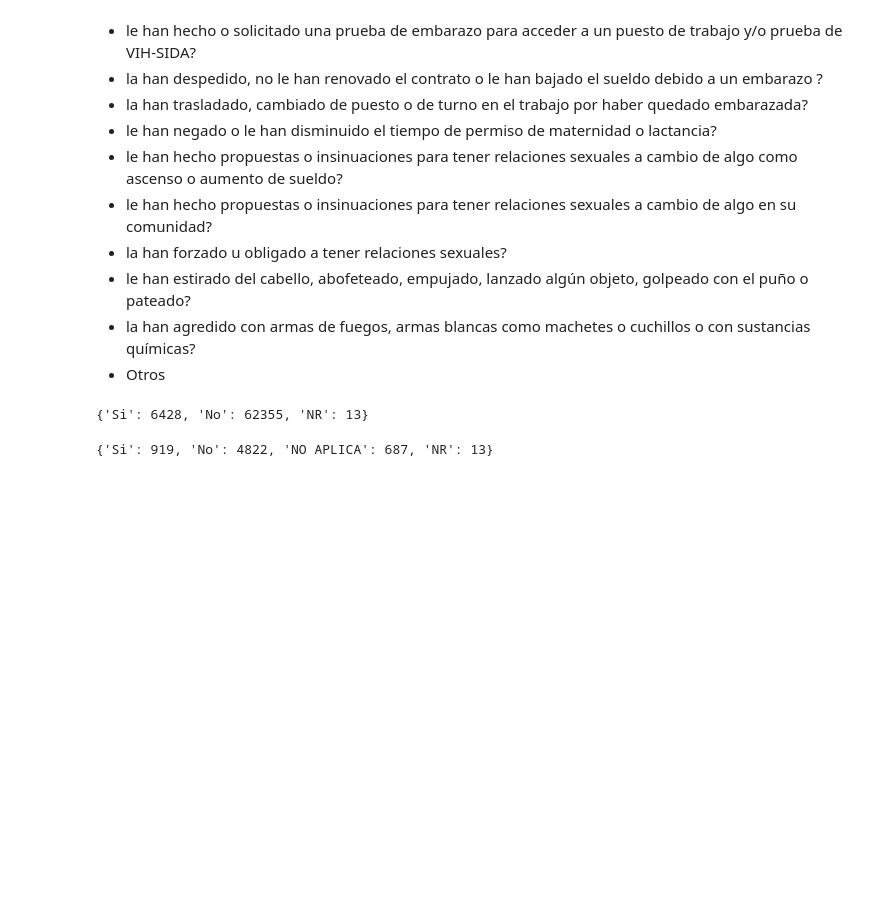
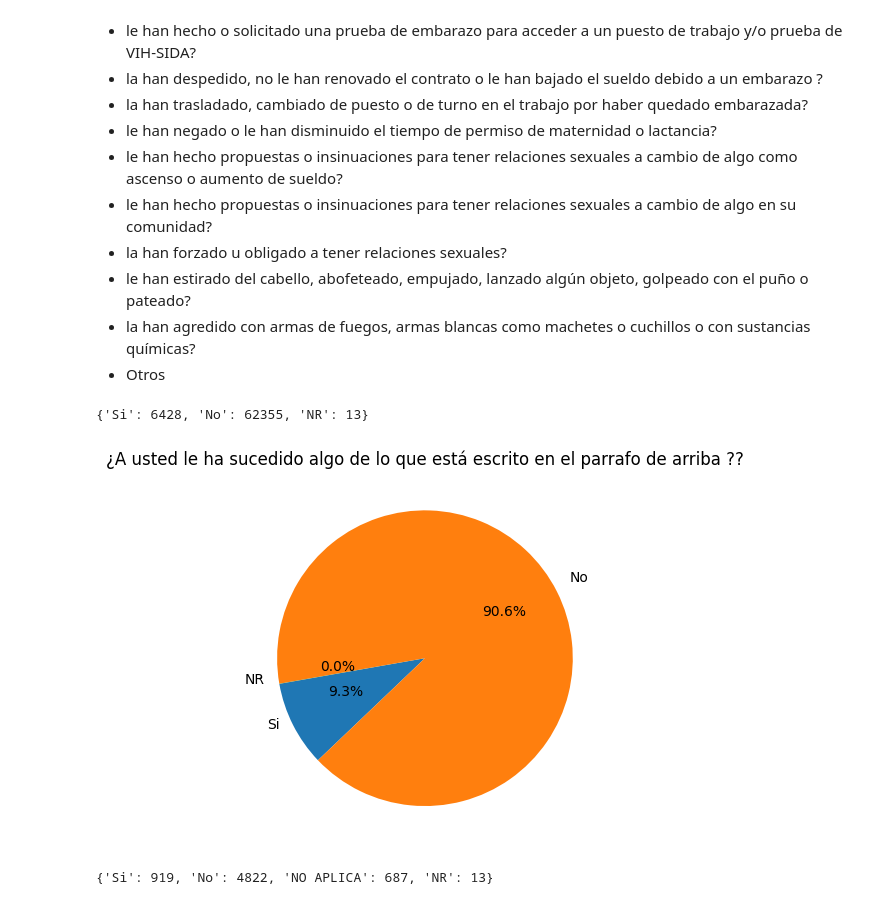
Before and after one commit to oayala65/SITUACION_DE_MUJERES_2024, a Jupyter notebook: situacion_mujeres_ensimup_2021.ipynb, the cells around one changed output. Saved outputs shown, nothing was run; the diff lists cells and outputs as text; code cells hidden in the pictures; blank space fills up the shorter version.

```diff
--- a/situacion_mujeres_ensimup_2021.ipynb
+++ b/situacion_mujeres_ensimup_2021.ipynb
@@ -387,6 +387,23 @@ for i,p in zip(escala_ofensa.values(),ofensa.values()):
 dicc_escala_ofensa
 # %% [output]
 {'Si': 6428, 'No': 62355, 'NR': 13}
+# %%
+# Extraemos las etiquetas y los valores del diccionario
+labels1 = dicc_escala_ofensa.keys()
+values1 = dicc_escala_ofensa.values()
+# plt.figure(figsize=(15,8))
+# Creamos el gráfico de torta
+plt.pie(values1,labels=labels1, autopct='%1.1f%%',startangle=190,textprops={'fontsize': 10, 'verticalalignment': 'bottom'})
+# Crea la leyenda en un cuadro al lado del gráfico
+# plt.legend(labels1, loc='center left', bbox_to_anchor=(1.0, 0.5))
+
+# Añadimos un título
+plt.title('¿A usted le ha sucedido algo de lo que está escrito en el parrafo de arriba ??')
+
+# Mostramos el gráfico
+plt.show()
+# %% [output]
+[figure, added]
 # %%
 # Los hechos ocurrieron en el lugar de estudio???.
 estudio_escala={1:'Si',6:'No',8:'NO APLICA',9:'NR'}
```
Also changed, not shown: parts of 3 cells of this notebook.
